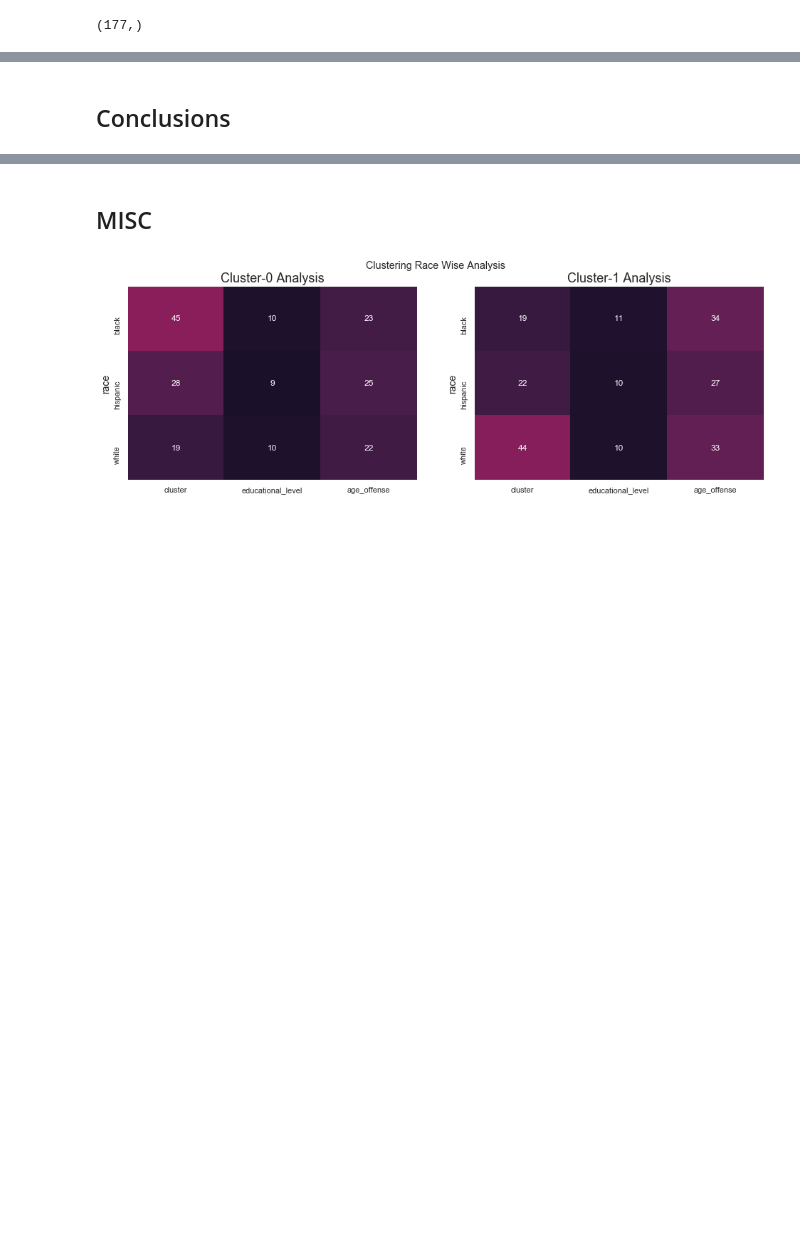
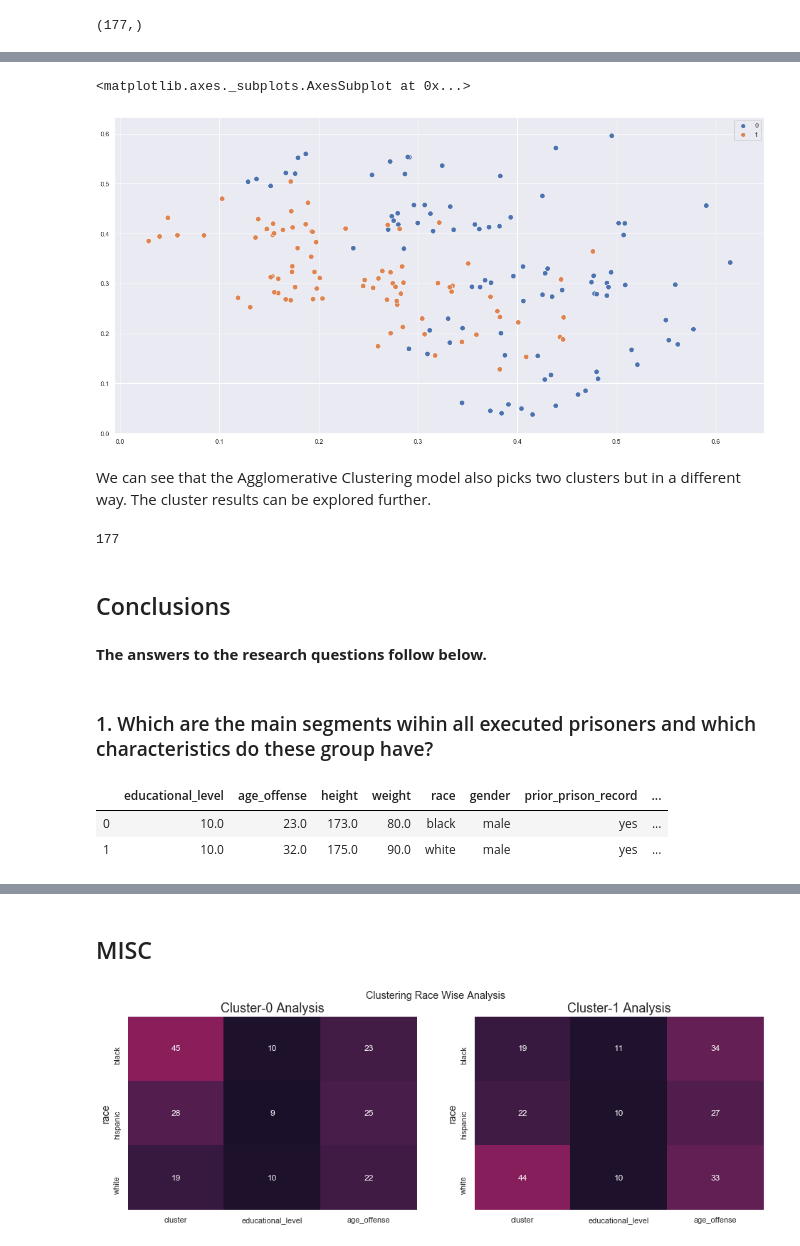
Before and after one commit to Kayaae/death_row_project, a Jupyter notebook: Deathrow.ipynb, the cells around one changed output, grey strips where cells are left out. Saved outputs shown, nothing was run; the diff lists cells and outputs as text; code cells hidden in the pictures; blank space fills up the shorter version.

```diff
--- a/Deathrow.ipynb
+++ b/Deathrow.ipynb
@@ -1251,2 +1321,26 @@ array([1, 0, 0, 1, 1, 1, 1, 0, 1, 1, 0, 0, 1, 1, 1, 0, 0, 0, 0, 0, 0, 1,
+# %%
+# All datapoints
+sns.scatterplot(
+    X_centroid_distances[:, 0], X_centroid_distances[:, 1], hue=clusters_ag, s=80)
+# %% [output]
+<matplotlib.axes._subplots.AxesSubplot at 0x...>
+[figure, added]
+# %% [markdown]
+We can see that the Agglomerative Clustering model also picks two clusters but in a different way. The cluster results can be explored further.
+# %%
+ag.n_leaves_
+# %% [output]
+177
 # %% [markdown]
 ## Conclusions
+# %% [markdown]
+**The answers to the research questions follow below.**
+# %% [markdown]
+### 1. Which are the main segments wihin all executed prisoners and which characteristics do these group have?
+# %%
+# The two representative profiles (characteristics) for the two clusters, determined by the KPrototypes cluster centroids.
+final_df
+# %% [output]
+|  | educational_level | age_offense | height | weight | race | gender | prior_prison_record | ... |
+| 0 | 10.0 | 23.0 | 173.0 | 80.0 | black | male | yes | ... |
+| 1 | 10.0 | 32.0 | 175.0 | 90.0 | white | male | yes | ... |
```
Also changed, not shown: parts of 29 cells of this notebook.
